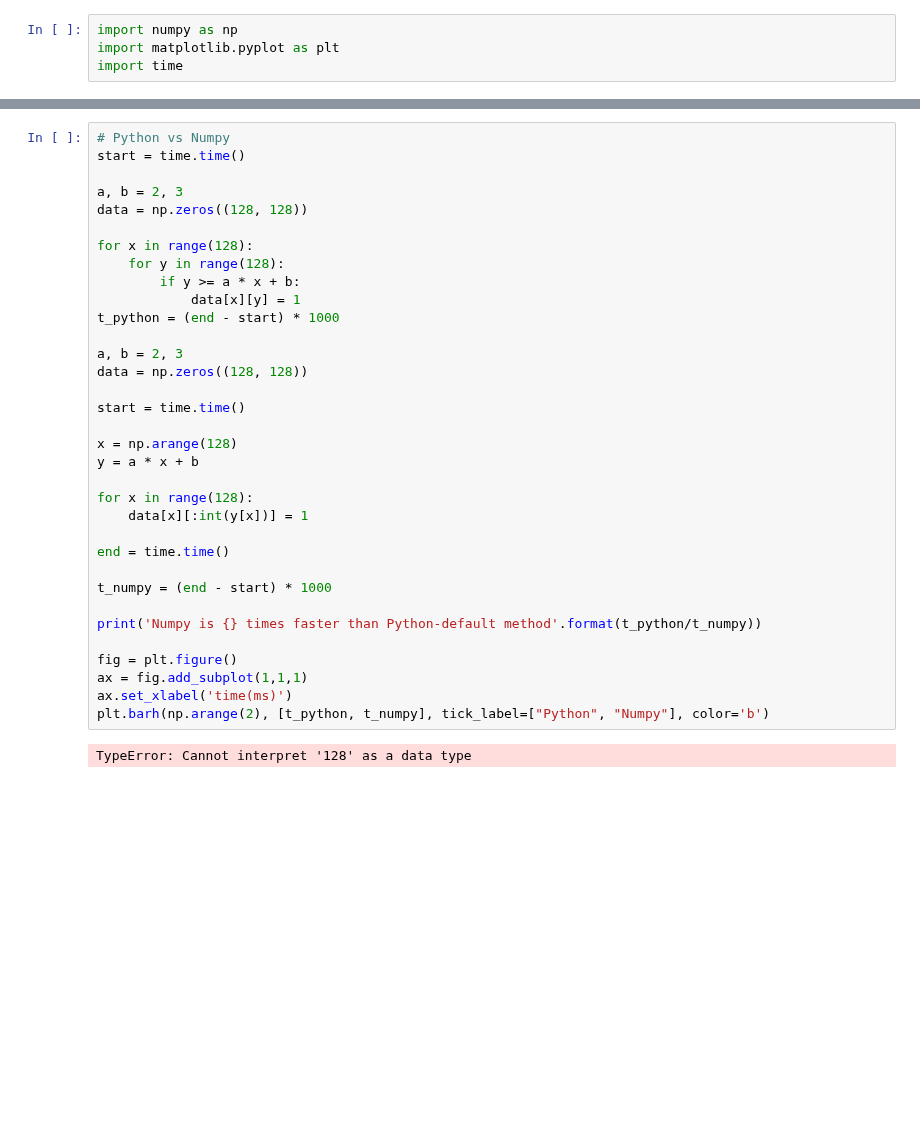
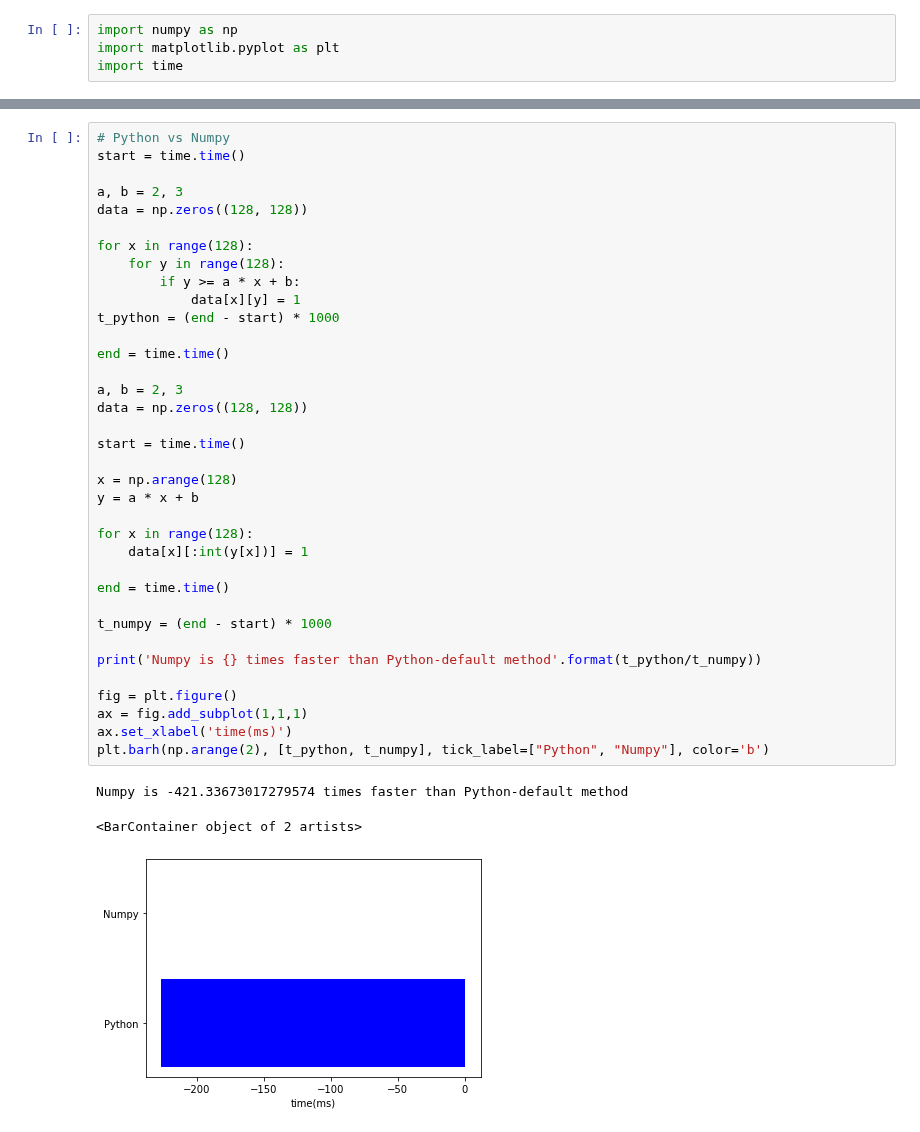
Before and after one commit to akiralab/python-tips, a Jupyter notebook: numpy/n5-efficient.ipynb, the cells around one changed output, grey strips where cells are left out. Cells and saved outputs as stored; diff of their text form; blank space fills up the shorter version.

Commit message:
added numpy math

```diff
--- a/numpy/n5-efficient.ipynb
+++ b/numpy/n5-efficient.ipynb
@@ -72,31 +72,35 @@ a, b = 2, 3
 data = np.zeros((128, 128))
 
 for x in range(128):
     for y in range(128):
         if y >= a * x + b:
             data[x][y] = 1
 t_python = (end - start) * 1000
+
+end = time.time()
 
 a, b = 2, 3
 data = np.zeros((128, 128))
 
 start = time.time()
 
 x = np.arange(128)
 y = a * x + b
 
 for x in range(128):
     data[x][:int(y[x])] = 1
 
 end = time.time()
 
 t_numpy = (end - start) * 1000
 
 print('Numpy is {} times faster than Python-default method'.format(t_python/t_numpy))
 
 fig = plt.figure()
 ax = fig.add_subplot(1,1,1)
 ax.set_xlabel('time(ms)')
 plt.barh(np.arange(2), [t_python, t_numpy], tick_label=["Python", "Numpy"], color='b')
 # %% [output]
-TypeError: Cannot interpret '128' as a data type
+Numpy is -421.33673017279574 times faster than Python-default method
+<BarContainer object of 2 artists>
+[figure, added]
```
Also changed, not shown: parts of 2 cells of this notebook, 3 other files.
